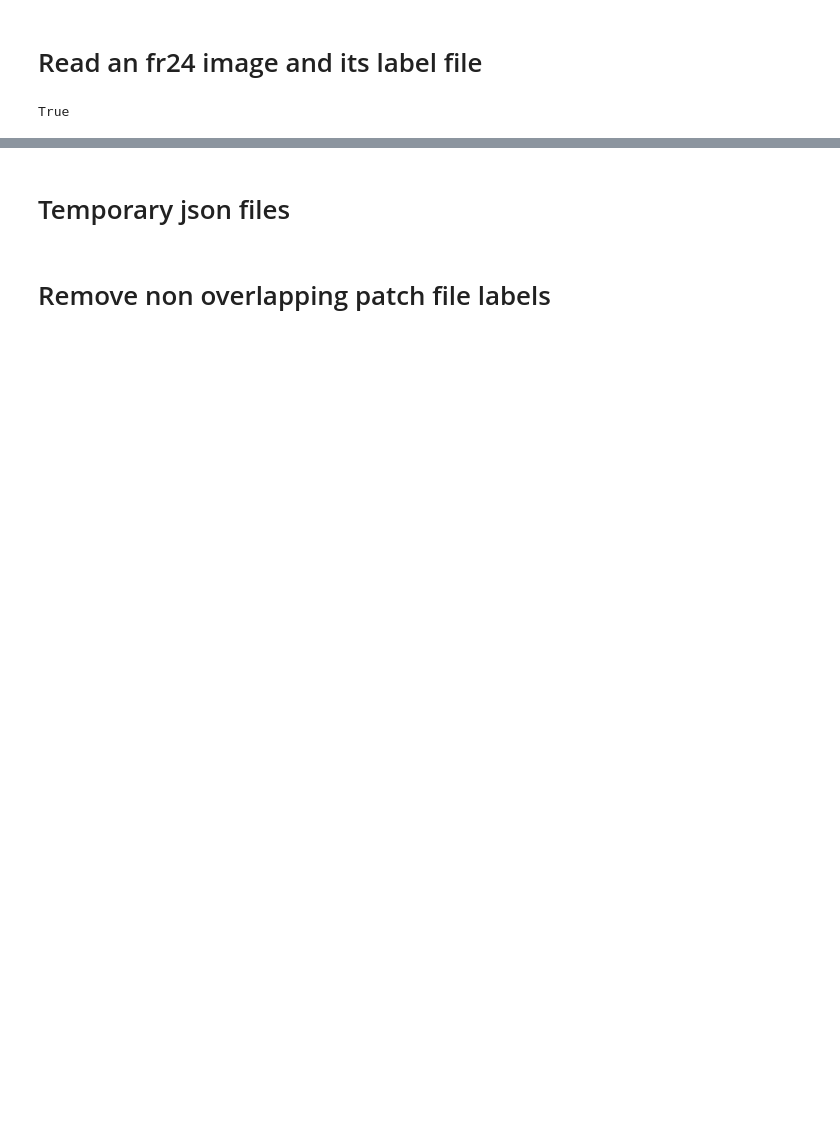
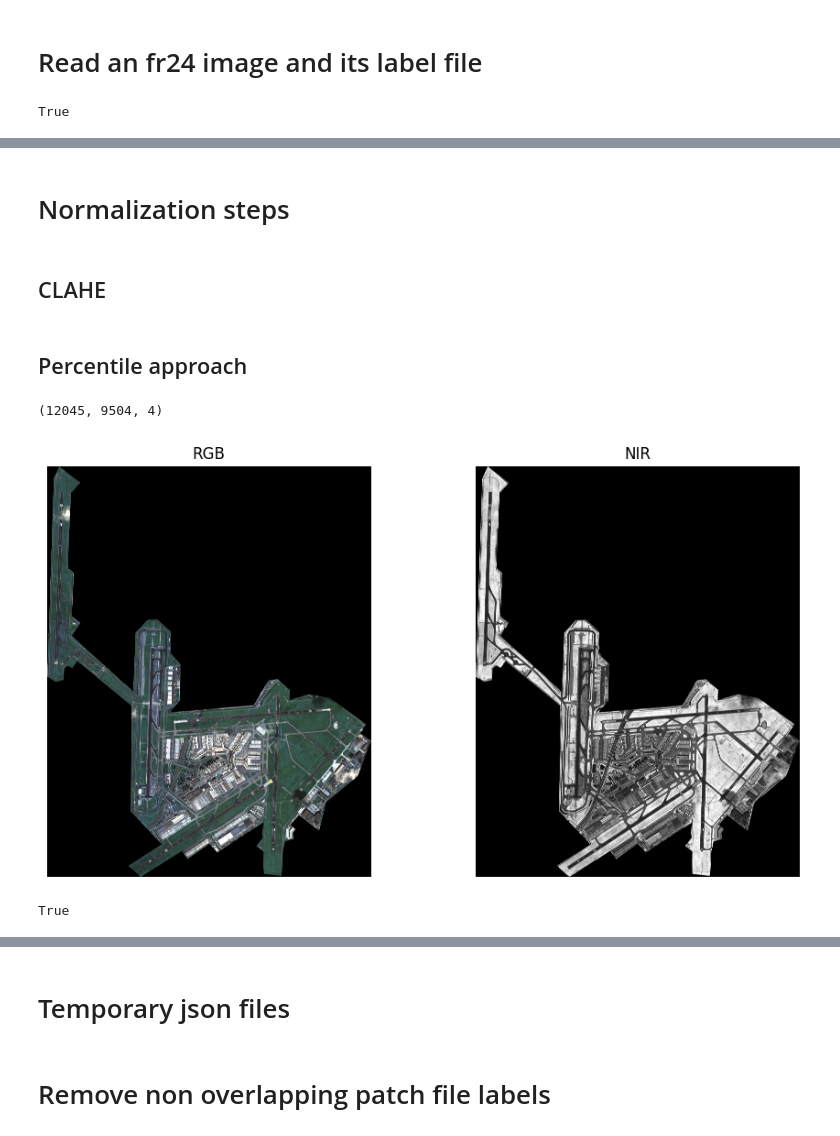
Before and after one commit to Iammuratc/satellitepy, a Jupyter notebook: notebooks/preprocess_fr24_dataset.ipynb, the cells around one changed output, grey strips where cells are left out. Drawn from its saved outputs; the diff is of its cells as text; code cells hidden in the pictures; blank space fills up the shorter version.

Commit message:
nir channel; mmrotate bboxes

```diff
--- a/notebooks/preprocess_fr24_dataset.ipynb
+++ b/notebooks/preprocess_fr24_dataset.ipynb
@@ -126,4 +25,0 @@ array([1773, 1712, 2047], dtype=uint16)
-# %%
-fig,axs = plt.subplots(1,3)
-for i in range(3):  # Plot RGB channels
-    axs[i].hist(img_cv_resized[:, :, i].flatten())
@@ -212,0 +30,12 @@ True
+# %%
+# img = cv2.imread(img_path)
+with rasterio.open(img_path) as src:
+    # Read the image as a numpy array
+    img_array = src.read()
+
+    # Get image metadata
+    metadata = src.meta
+    print(img_array.shape)
+
+    img = np.transpose(img_array, axes=(1, 2, 0))  # Shape: (H, W, C)
+    print(img.shape)
@@ -212,0 +144,35 @@ True
+# %% [markdown]
+# Normalization steps
+# %% [markdown]
+## CLAHE
+# %%
+clahe = cv2.createCLAHE(clipLimit=2.0, tileGridSize=(8, 8))
+img_clahe = np.zeros_like(img, dtype=np.uint8)
+for i in range(img.shape[2]):
+    img_clahe[..., i] = clahe.apply(img[..., i].astype(np.uint8))
+
+print(np.amax(img_clahe[...,:]))
+print(img_clahe.shape)
+img_clahe_resized = resize_img(img_clahe)
+show_side_by_side(img_clahe_resized)
+# %% [markdown]
+## Percentile approach
+# %%
+# Normalize each channel individually using percentile stretch
+img_normalized = np.zeros_like(img, dtype=np.float32)
+for i in range(img.shape[2]):  # Iterate over channels
+    channel = img[..., i]
+    lo, hi = np.percentile(channel, (1, 99))  # Stretch between 1st and 99th percentile
+    img_normalized[..., i] = (channel.astype(float) - lo) * (255 / (hi - lo))
+
+# Clip and convert to uint8
+img_normalized = np.clip(img_normalized, 0, 255).astype(np.uint8)
+# %%
+img_percentile_resized = resize_img(img_normalized, resize_factor=0.4)
+show_side_by_side(img_percentile_resized)
+save_resized_path = '/home/murat/Projects/satellitepy/docs/temp_fineair_set/images/Amsterdam_23MAR14104929.png'
+cv2.imwrite(save_resized_path,img_percentile_resized)
+# %% [output]
+(12045, 9504, 4)
+[figure, added]
+True
```
Also changed, not shown: parts of 55 cells of this notebook, 9 other files.
